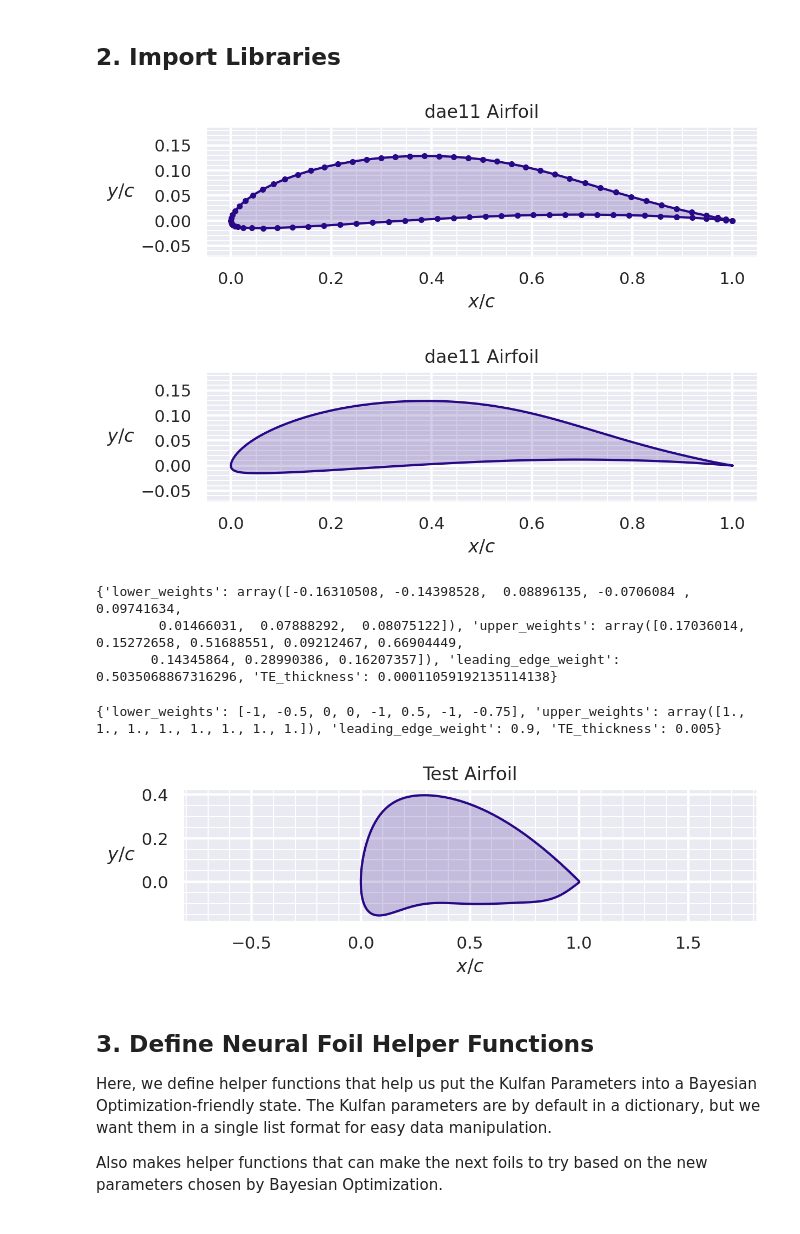
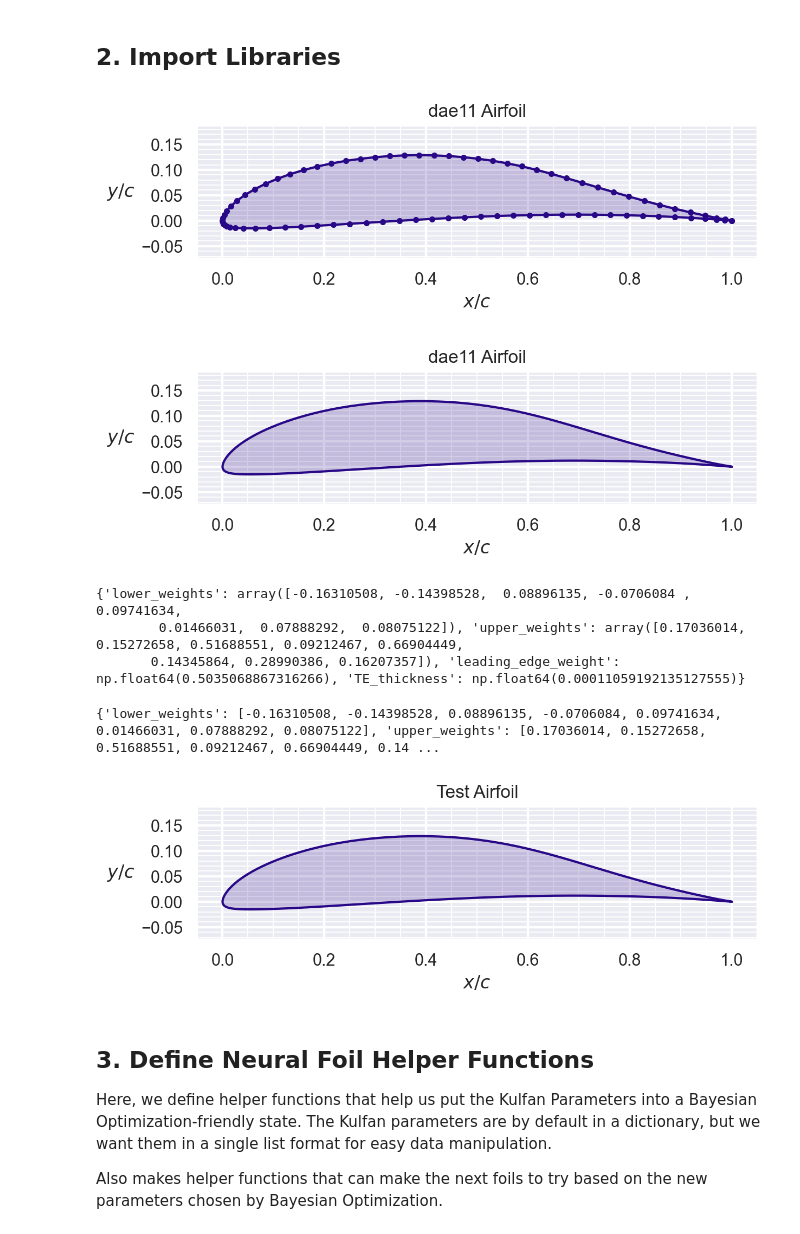
Before and after one commit to invinhtory/WattsNext, a Jupyter notebook: Watts_Next.ipynb, the cells around one changed output. Cells and saved outputs as stored; diff of their text form; code cells hidden in the pictures.

```diff
--- a/Watts_Next.ipynb
+++ b/Watts_Next.ipynb
@@ -51,7 +53,7 @@ import seaborn as sns
 # %%
 # Testing the packaged airfoil generation code. First makes a regular airfoil from airfoil database.
 coordinate_airfoil = asb.Airfoil("dae11")
-coordinate_airfoil
+# coordinate_airfoil
 fig, ax = plt.subplots(figsize=(6, 2))
 coordinate_airfoil.draw()
 # Converts airfoil to kulfan parameterized airfoil. It looks the same, but the dots aren't plotted so the figure looks smoother.
@@ -62,26 +64,28 @@ kulfan_airfoil.draw()
 # prints parameters so we can see how data is formatted
 print(kulfan_airfoil.kulfan_parameters)
 # %% [output]
-[figure, old version]
+[figure, new version]
-[figure, old version]
+[figure, new version]
 {'lower_weights': array([-0.16310508, -0.14398528,  0.08896135, -0.0706084 ,  0.09741634,
         0.01466031,  0.07888292,  0.08075122]), 'upper_weights': array([0.17036014, 0.15272658, 0.51688551, 0.09212467, 0.66904449,
-       0.14345864, 0.28990386, 0.16207357]), 'leading_edge_weight': 0.5035068867316296, 'TE_thickness': 0.00011059192135114138}
+       0.14345864, 0.28990386, 0.16207357]), 'leading_edge_weight': np.float64(0.5035068867316266), 'TE_thickness': np.float64(0.00011059192135127555)}
 # %%
 # test to just see how we can play around with airfoil shapes based on kulfan parameters
 test = asb.KulfanAirfoil(
     name="Test",
-    lower_weights=[-1, -.5, 0, 0, -1, .5, -1, -.75],
-    upper_weights=1.0 * np.ones(8),
-    leading_edge_weight=.9,
-    TE_thickness=.005,
+    lower_weights=[-0.16310508, -0.14398528,  0.08896135, -0.0706084 ,  0.09741634,
+        0.01466031,  0.07888292,  0.08075122],
+    upper_weights=[0.17036014, 0.15272658, 0.51688551, 0.09212467, 0.66904449,
+       0.14345864, 0.28990386, 0.16207357],
+    leading_edge_weight=0.5035068867316266,
+    TE_thickness=0.00011059192135127555,
 )
 print(test.kulfan_parameters)
 fig, ax = plt.subplots(figsize=(6, 2))
 test.draw()
 # %% [output]
-{'lower_weights': [-1, -0.5, 0, 0, -1, 0.5, -1, -0.75], 'upper_weights': array([1., 1., 1., 1., 1., 1., 1., 1.]), 'leading_edge_weight': 0.9, 'TE_thickness': 0.005}
+{'lower_weights': [-0.16310508, -0.14398528, 0.08896135, -0.0706084, 0.09741634, 0.01466031, 0.07888292, 0.08075122], 'upper_weights': [0.17036014, 0.15272658, 0.51688551, 0.09212467, 0.66904449, 0.14 ...
-[figure, old version]
+[figure, new version]
 # %% [markdown]
 ## 3. Define Neural Foil Helper Functions
 Here, we define helper functions that help us put the Kulfan Parameters into a Bayesian Optimization-friendly state. The Kulfan parameters are by default in a dictionary, but we want them in a single list format for easy data manipulation.
```
Also changed, not shown: parts of 11 cells of this notebook, 4 other files.
